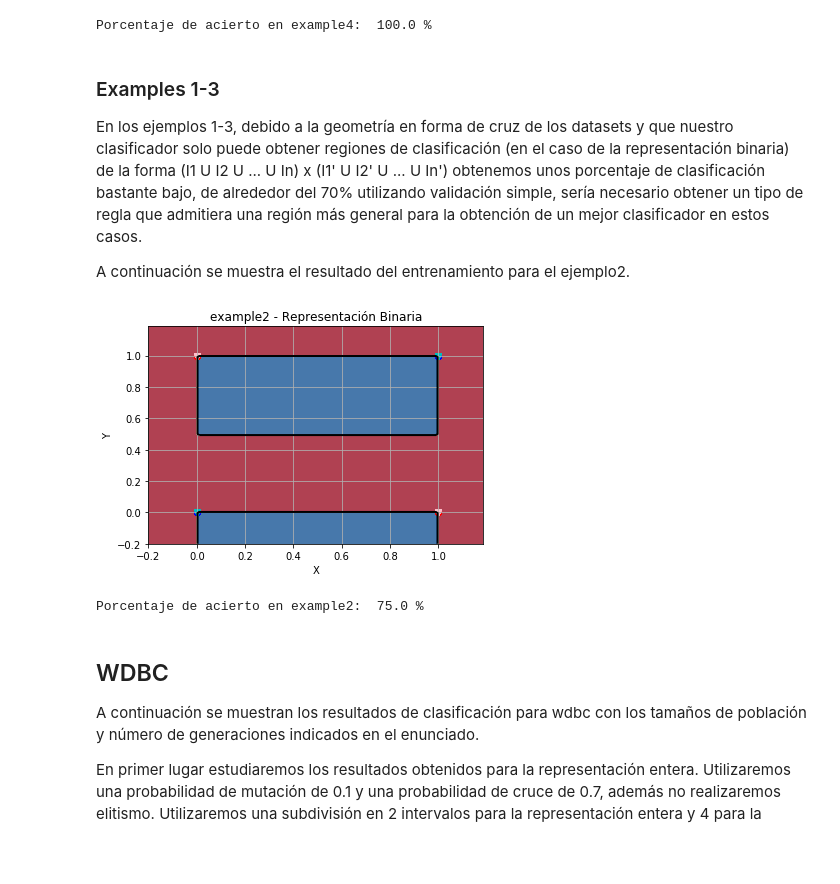
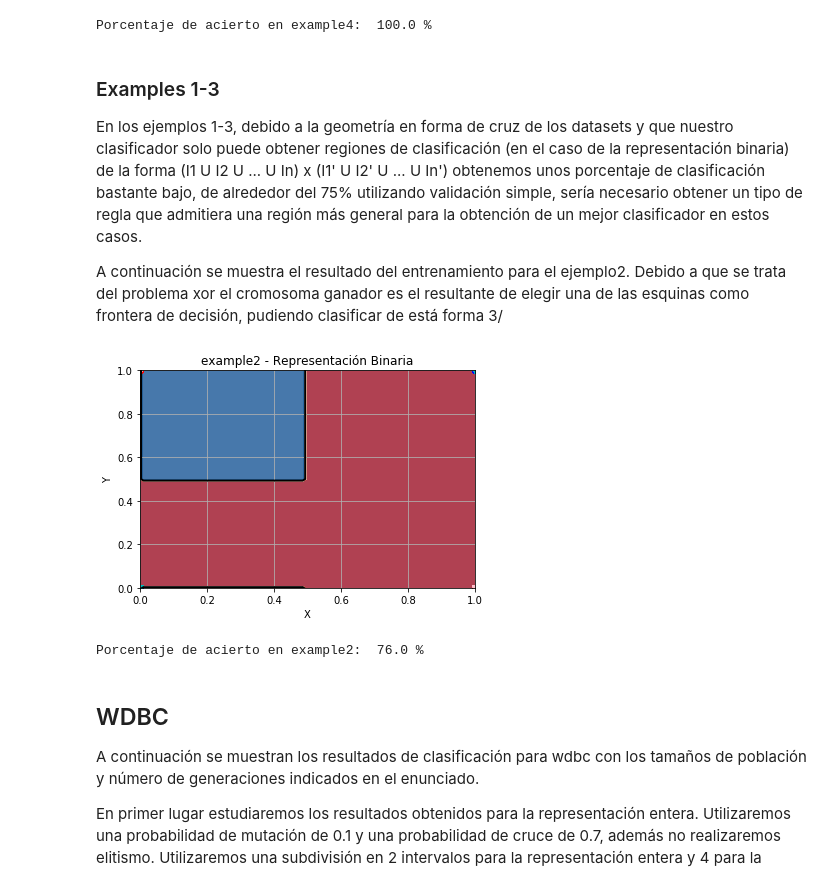
Before and after one commit to pablomm/faa, a Jupyter notebook: Practica3/Practica3.ipynb, the cells around one changed output. Cells and saved outputs as stored; diff of their text form; code cells hidden in the pictures; blank space fills up the shorter version.

```diff
--- a/Practica3/Untitled.ipynb
+++ b/Practica3/Practica3.ipynb
@@ -118,39 +118,44 @@ Porcentaje de acierto en example4:  100.0 %
 En los ejemplos 1-3, debido a la geometría en forma de cruz de los datasets y que nuestro clasificador solo puede
 obtener regiones de clasificación (en el caso de la representación binaria) de la forma
 (I1 U I2 U ... U In) x (I1' U I2' U ... U In') obtenemos unos porcentaje de clasificación bastante bajo, de
-alrededor del 70% utilizando validación simple, sería necesario obtener un tipo de regla que admitiera una región más general para la obtención de un mejor clasificador en estos casos.
+alrededor del 75% utilizando validación simple, sería necesario obtener un tipo de regla que admitiera una región más general para la obtención de un mejor clasificador en estos casos.
 
 A continuación se muestra el resultado del entrenamiento para el ejemplo2.
+Debido a que se trata del problema xor el cromosoma ganador es el resultante de elegir una de las esquinas como
+frontera de decisión, pudiendo clasificar de está forma 3/
 # %%
 # Creamos el clasificador
 
+example = example2
 clf = ClasificadorAG(representacion=RepresentacionBinaria, n_intervalos=2)
 
 # Creamos particion para la validación
 particion = validacion(example2)[0]
 idx_test = particion.indicesTest
 idx_train = particion.indicesTrain
 
 clf.entrenamiento(example2, indices=idx_train, tam_poblacion=100, n_generaciones=100, umbral=.7, pc=.7, pm=.2)
 
 
 plotModel(example2[idx_train,0], example2[idx_train,1], example2[idx_train,-1], clf,
           "example2 - Representación Binaria", example.diccionarios)
 
 # Dibujamos los datos de test con un triangulo
 x = example[idx_test,0]
 y = example[idx_test,1]
 clase = example[idx_test,-1]
 plt.scatter(x[clase==0], y[clase==0], c='pink', marker="v")
 plt.scatter(x[clase==1], y[clase==1], c='c', marker="v")
+plt.ylim(0,1)
+plt.xlim(0,1)
 plt.show()
 
 # Porcentaje de acierto para la validacion simple
 pred = clf.clasifica(example2[particion.indicesTest])
 print("Porcentaje de acierto en example2: ", 100* np.sum(pred == clase) / len(pred), "%")
 # %% [output]
-[figure, old version]
+[figure, new version]
-Porcentaje de acierto en example2:  75.0 %
+Porcentaje de acierto en example2:  76.0 %
 # %% [markdown]
 ## WDBC
 
```
